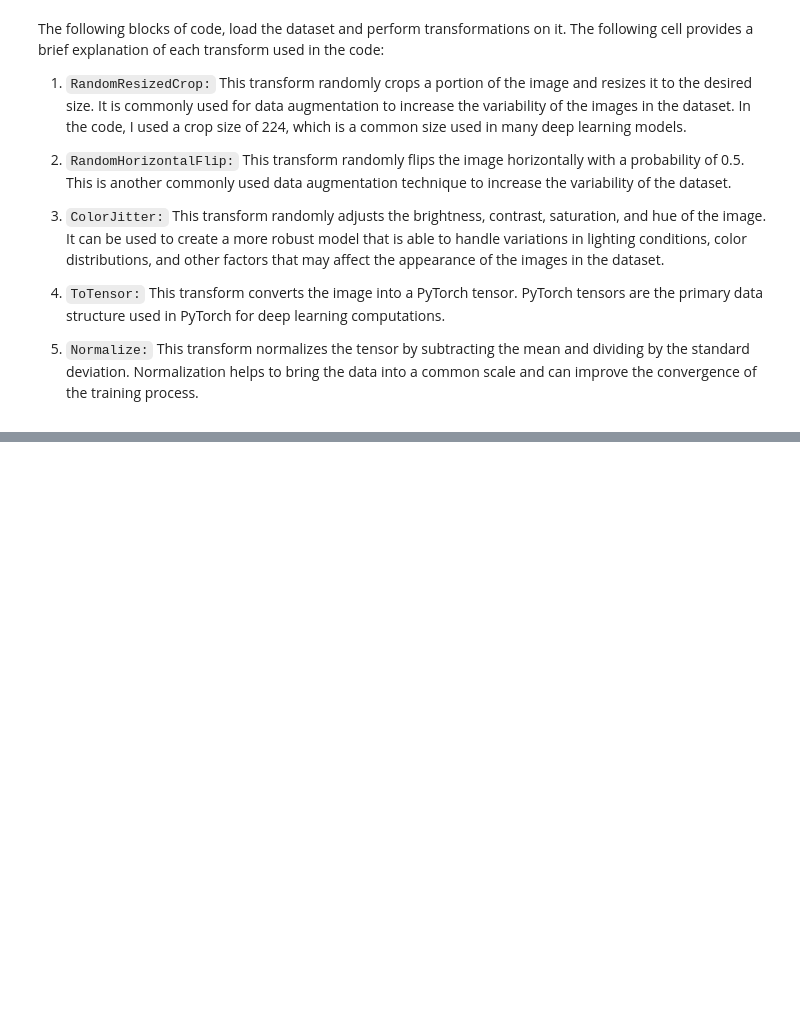
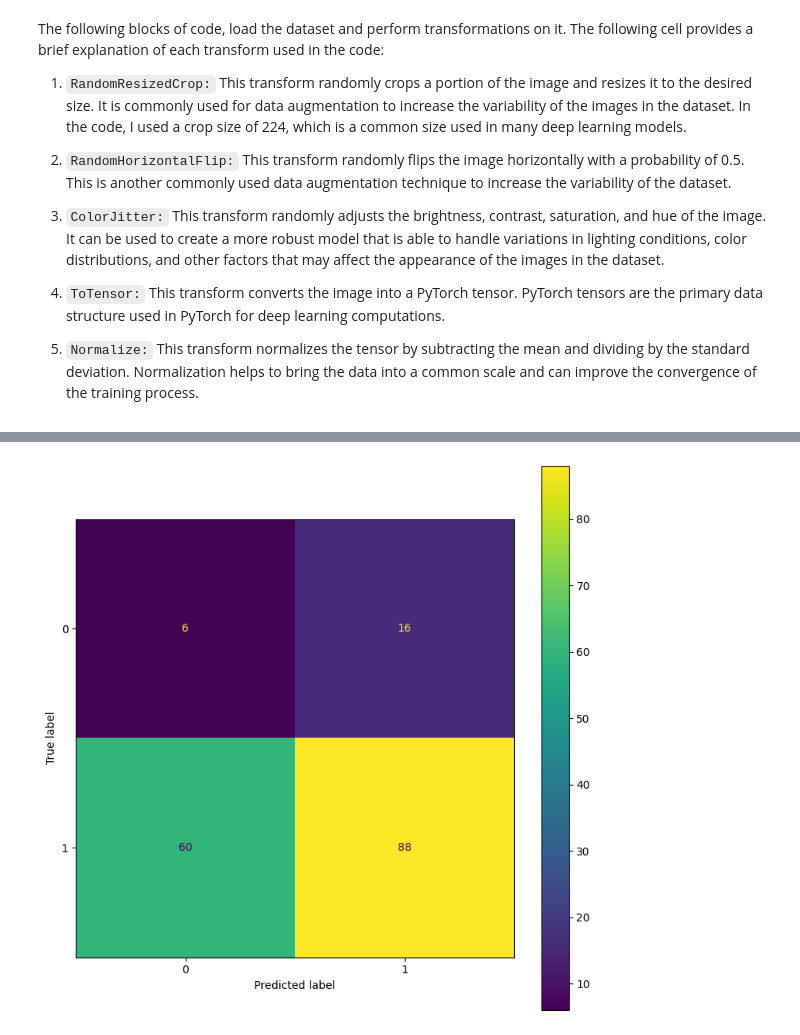
Before and after one commit to acse-ra922/detection-of-brain-tumor-using-deep-learning, a Jupyter notebook: deep learning algorithms/CNN Rubab.ipynb, the cells around one changed output, grey strips where cells are left out. Cells and saved outputs as stored; diff of their text form; code cells hidden in the pictures; blank space fills up the shorter version.

```diff
--- a/deep learning algorithms/CNN Rubab.ipynb
+++ b/deep learning algorithms/CNN Rubab.ipynb
@@ -59,0 +80,6 @@ test_loader = torch.utils.data.DataLoader(test_dataset, batch_size=batch_size, s
+# %%
+def get_confusion_matrix(ground_truths, preds, labels):
+    cm = confusion_matrix(ground_truths, preds, labels=labels)
+    disp = ConfusionMatrixDisplay(confusion_matrix=cm, display_labels=labels)
+    disp.plot()
+    plt.show()
@@ -218,0 +360,4 @@ Test Loss: 0.6810, Test Accuracy: 13.6471
+# %%
+get_confusion_matrix(total_predictions, y_train, [0, 1])
+# %% [output]
+[figure, added]
```
Also changed, not shown: parts of 25 cells of this notebook.
